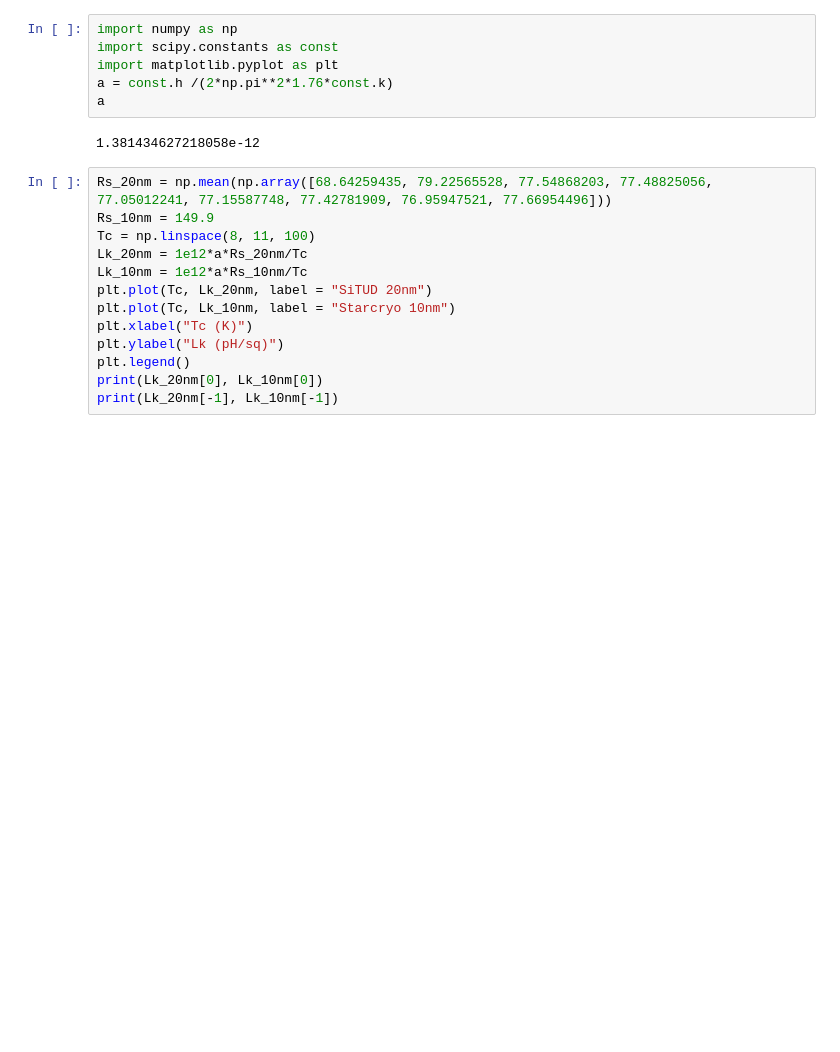
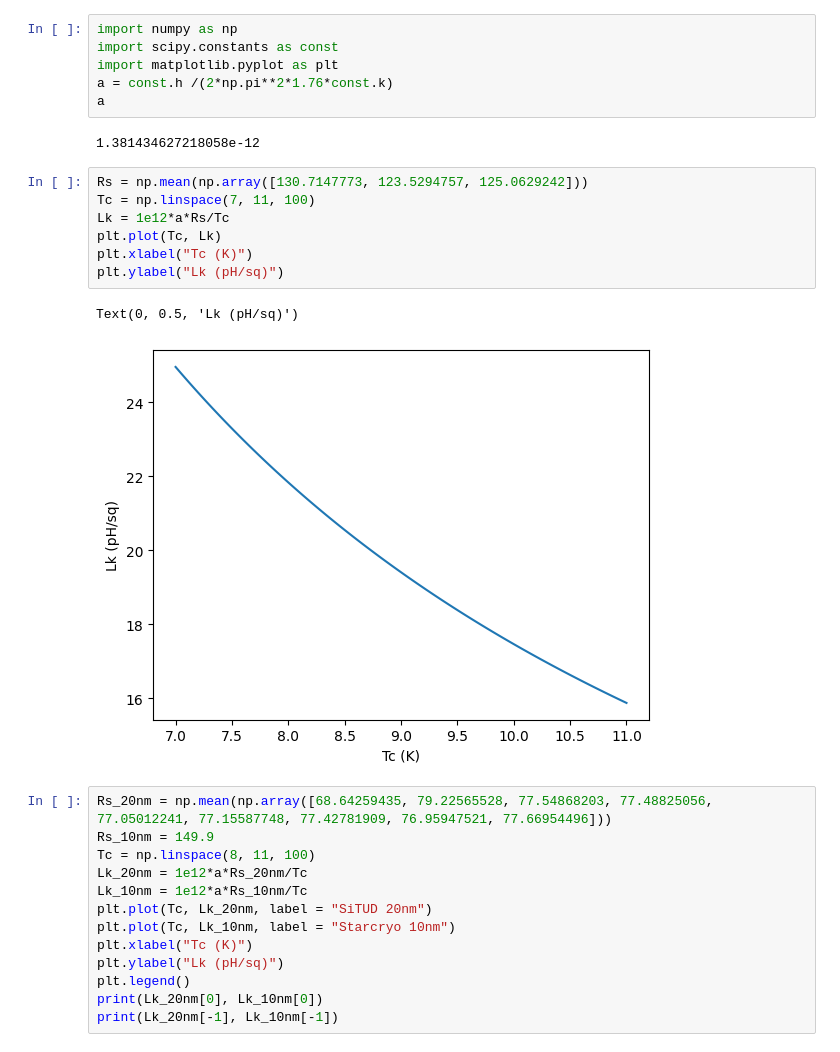
Before and after one commit to cbelo/resonators, a Jupyter notebook: tests.ipynb, the cells around one changed output. Drawn from its saved outputs; the diff is of its cells as text; blank space fills up the shorter version.

```diff
--- a/tests.ipynb
+++ b/tests.ipynb
@@ -238,6 +238,16 @@ a = const.h /(2*np.pi**2*1.76*const.k)
 a
 # %% [output]
 1.381434627218058e-12
+# %%
+Rs = np.mean(np.array([130.7147773, 123.5294757, 125.0629242]))
+Tc = np.linspace(7, 11, 100)
+Lk = 1e12*a*Rs/Tc
+plt.plot(Tc, Lk)
+plt.xlabel("Tc (K)")
+plt.ylabel("Lk (pH/sq)")
+# %% [output]
+Text(0, 0.5, 'Lk (pH/sq)')
+[figure, added]
 # %%
 Rs_20nm = np.mean(np.array([68.64259435, 79.22565528, 77.54868203, 77.48825056, 77.05012241, 77.15587748, 77.42781909, 76.95947521, 77.66954496]))
 Rs_10nm = 149.9
```
Also changed, not shown: parts of 8 cells of this notebook, 7 other files.
